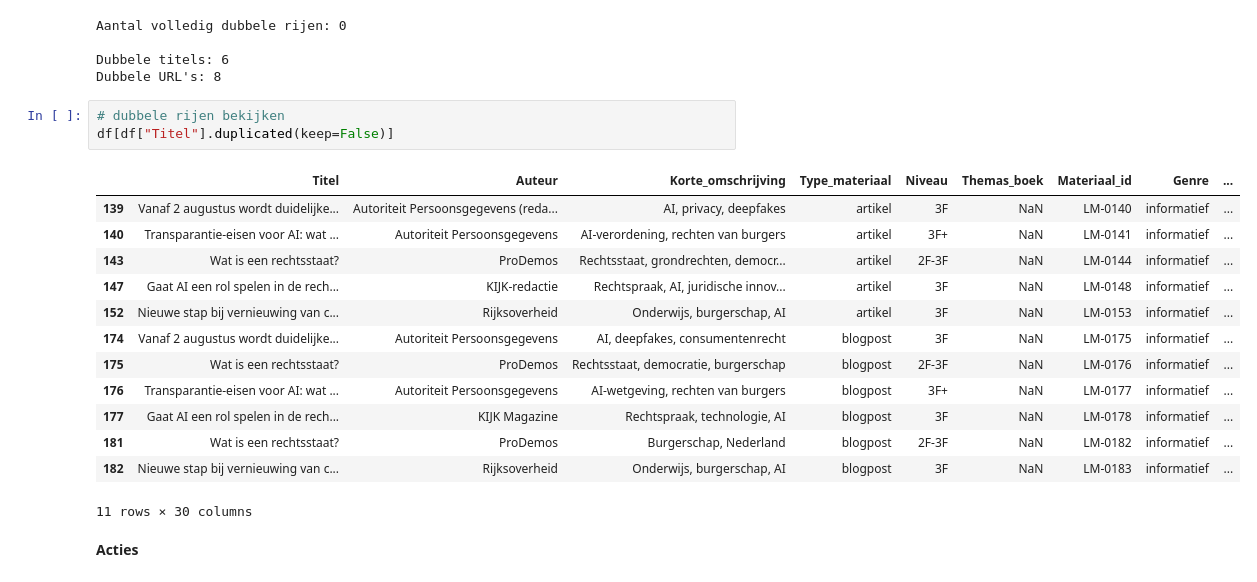
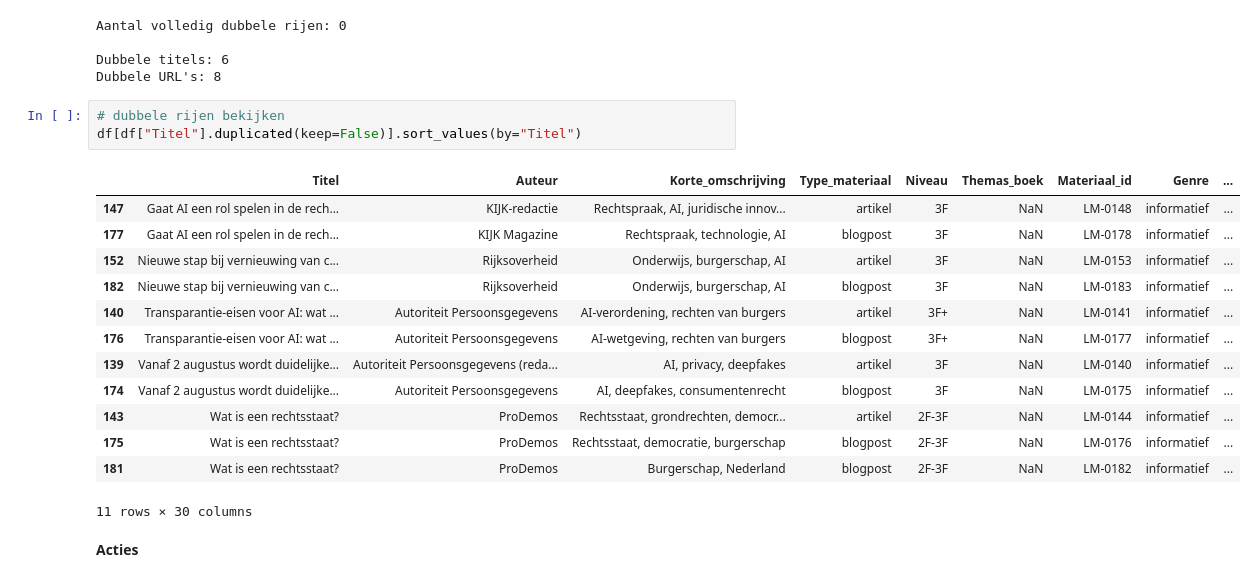
Before and after one commit to NannaLakens1/SE-2.1-2.2-LU2, a Jupyter notebook: lu2_opdrachten/Opschonen.ipynb, the cells around one changed output. Drawn from its saved outputs; the diff is of its cells as text.

```diff
--- a/lu2_opdrachten/Opschonen.ipynb
+++ b/lu2_opdrachten/Opschonen.ipynb
@@ -118,20 +114,20 @@ Dubbele titels: 6
 Dubbele URL's: 8
 # %%
 # dubbele rijen bekijken
-df[df["Titel"].duplicated(keep=False)]
+df[df["Titel"].duplicated(keep=False)].sort_values(by="Titel")
 # %% [output]
 |  | Titel | Auteur | Korte_omschrijving | Type_materiaal | Niveau | Themas_boek | Materiaal_id | Genre | ... |
+| 147 | Gaat AI een rol spelen in de rech... | KIJK-redactie | Rechtspraak, AI, juridische innov... | artikel | 3F | NaN | LM-0148 | informatief | ... |
+| 177 | Gaat AI een rol spelen in de rech... | KIJK Magazine | Rechtspraak, technologie, AI | blogpost | 3F | NaN | LM-0178 | informatief | ... |
+| 152 | Nieuwe stap bij vernieuwing van c... | Rijksoverheid | Onderwijs, burgerschap, AI | artikel | 3F | NaN | LM-0153 | informatief | ... |
+| 182 | Nieuwe stap bij vernieuwing van c... | Rijksoverheid | Onderwijs, burgerschap, AI | blogpost | 3F | NaN | LM-0183 | informatief | ... |
+| 140 | Transparantie-eisen voor AI: wat ... | Autoriteit Persoonsgegevens | AI-verordening, rechten van burgers | artikel | 3F+ | NaN | LM-0141 | informatief | ... |
+| 176 | Transparantie-eisen voor AI: wat ... | Autoriteit Persoonsgegevens | AI-wetgeving, rechten van burgers | blogpost | 3F+ | NaN | LM-0177 | informatief | ... |
 | 139 | Vanaf 2 augustus wordt duidelijke... | Autoriteit Persoonsgegevens (reda... | AI, privacy, deepfakes | artikel | 3F | NaN | LM-0140 | informatief | ... |
-| 140 | Transparantie-eisen voor AI: wat ... | Autoriteit Persoonsgegevens | AI-verordening, rechten van burgers | artikel | 3F+ | NaN | LM-0141 | informatief | ... |
+| 174 | Vanaf 2 augustus wordt duidelijke... | Autoriteit Persoonsgegevens | AI, deepfakes, consumentenrecht | blogpost | 3F | NaN | LM-0175 | informatief | ... |
 | 143 | Wat is een rechtsstaat? | ProDemos | Rechtsstaat, grondrechten, democr... | artikel | 2F-3F | NaN | LM-0144 | informatief | ... |
-| 147 | Gaat AI een rol spelen in de rech... | KIJK-redactie | Rechtspraak, AI, juridische innov... | artikel | 3F | NaN | LM-0148 | informatief | ... |
-| 152 | Nieuwe stap bij vernieuwing van c... | Rijksoverheid | Onderwijs, burgerschap, AI | artikel | 3F | NaN | LM-0153 | informatief | ... |
-| 174 | Vanaf 2 augustus wordt duidelijke... | Autoriteit Persoonsgegevens | AI, deepfakes, consumentenrecht | blogpost | 3F | NaN | LM-0175 | informatief | ... |
 | 175 | Wat is een rechtsstaat? | ProDemos | Rechtsstaat, democratie, burgerschap | blogpost | 2F-3F | NaN | LM-0176 | informatief | ... |
-| 176 | Transparantie-eisen voor AI: wat ... | Autoriteit Persoonsgegevens | AI-wetgeving, rechten van burgers | blogpost | 3F+ | NaN | LM-0177 | informatief | ... |
-| 177 | Gaat AI een rol spelen in de rech... | KIJK Magazine | Rechtspraak, technologie, AI | blogpost | 3F | NaN | LM-0178 | informatief | ... |
 | 181 | Wat is een rechtsstaat? | ProDemos | Burgerschap, Nederland | blogpost | 2F-3F | NaN | LM-0182 | informatief | ... |
-| 182 | Nieuwe stap bij vernieuwing van c... | Rijksoverheid | Onderwijs, burgerschap, AI | blogpost | 3F | NaN | LM-0183 | informatief | ... |
 11 rows × 30 columns
 # %% [markdown]
 **Acties**
```
Also changed, not shown: parts of 15 cells of this notebook, 9 other files.
